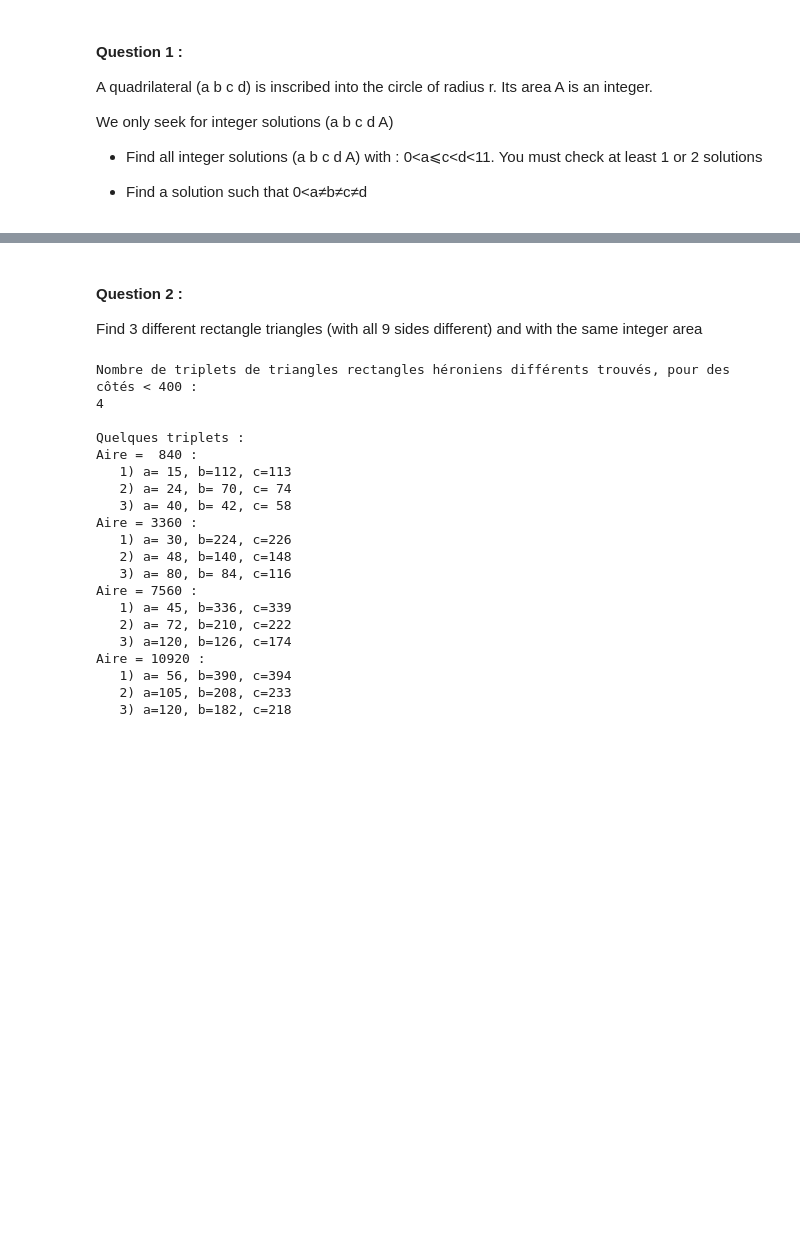
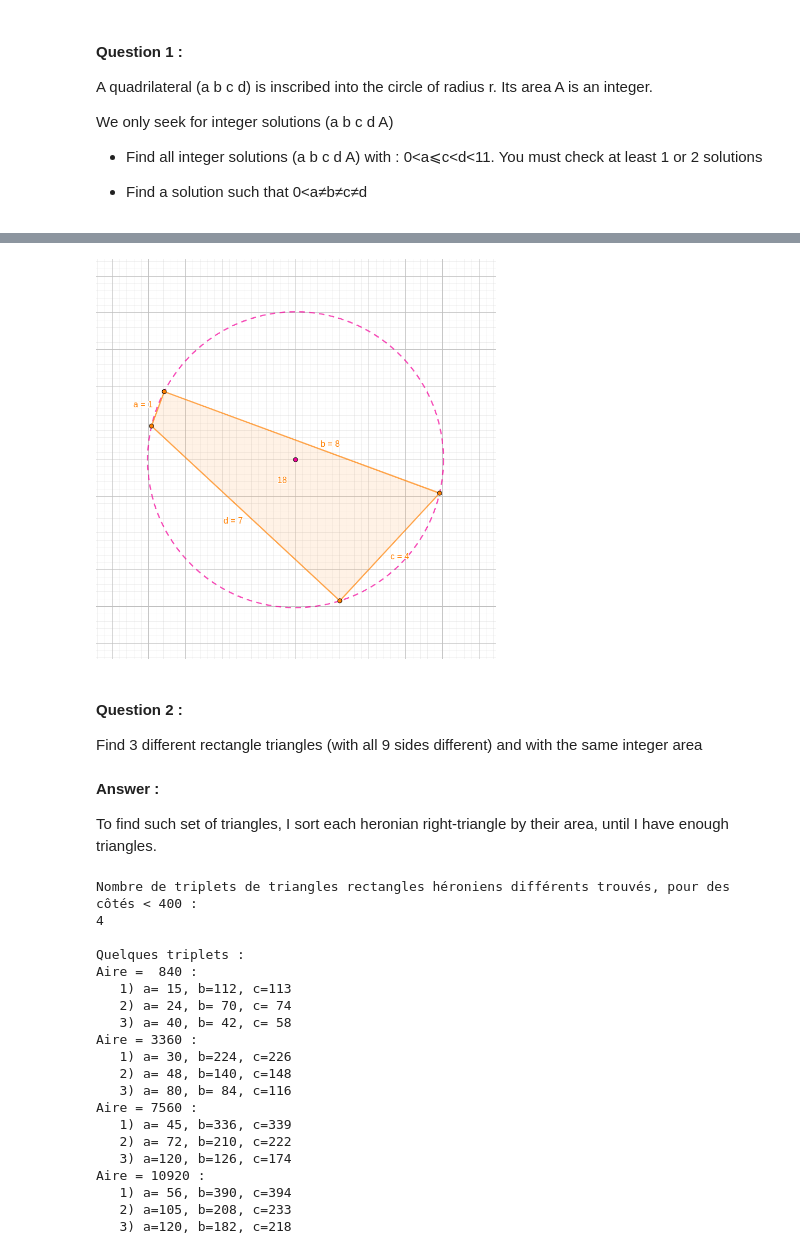
Before and after one commit to marrryzebwjq/image-processing, a Jupyter notebook: 3/exo3.ipynb, the cells around one changed output, grey strips where cells are left out. Saved outputs shown, nothing was run; the diff lists cells and outputs as text; code cells hidden in the pictures; blank space fills up the shorter version.

```diff
--- a/3/exo3.ipynb
+++ b/3/exo3.ipynb
@@ -33,7 +82,15 @@ def trouver_quadri_inscrits() :
+# %%
+display(Image(filename="exo3-1-3.png", width=400, height=400))
+# %% [output]
+[figure, added]
 # %% [markdown]
 #### Question 2 :
 Find 3 different rectangle triangles (with all 9 sides different) and with
 the same integer area
+# %% [markdown]
+**Answer :**
+
+To find such set of triangles, I sort each heronian right-triangle by their area, until I have enough triangles.
 # %%
 def triangle(a, b, epsilon=1e-10) :
     """Trouve le troisième côté et l'aire
```
Also changed, not shown: parts of 20 cells of this notebook, 7 other files.
